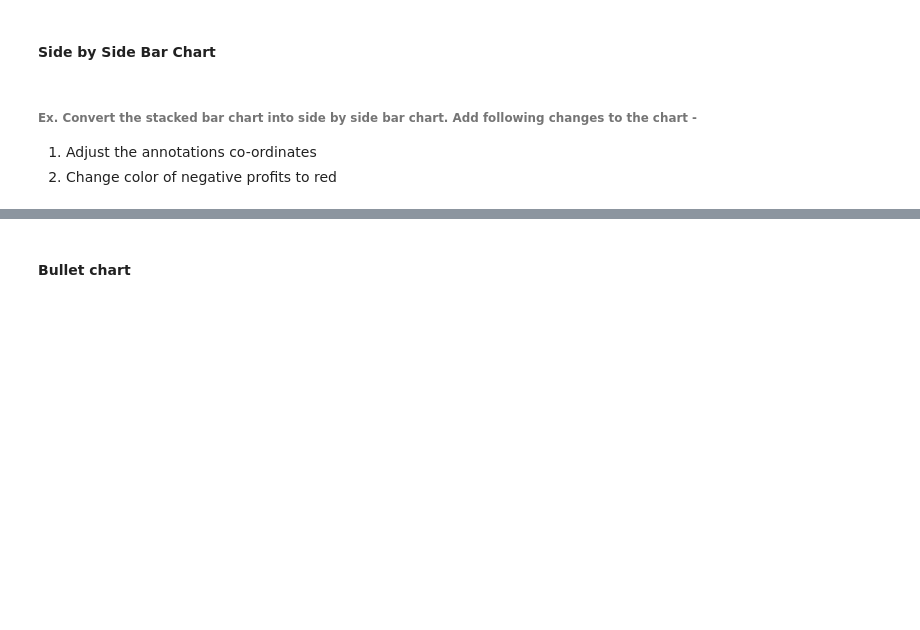
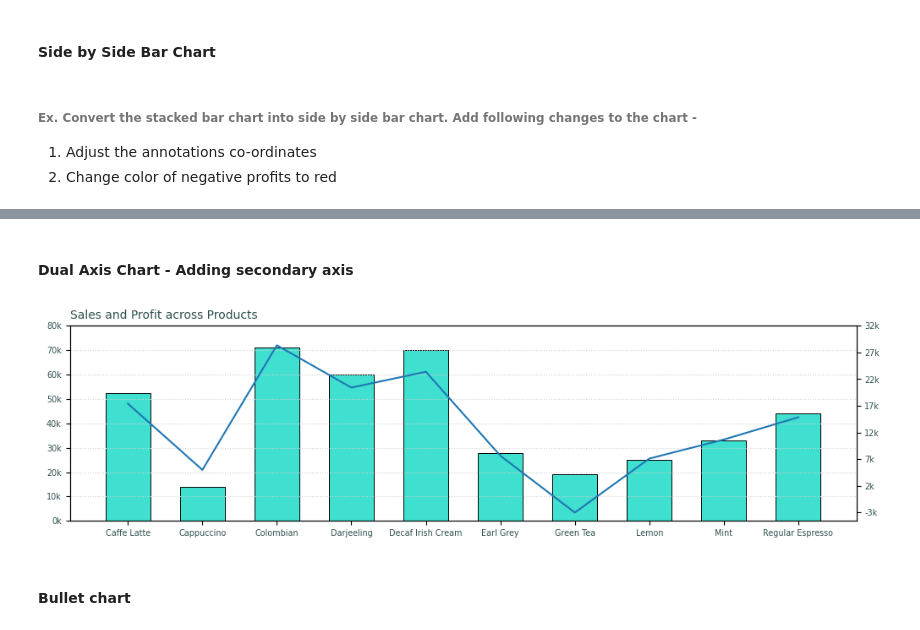
Before and after one commit to knowledge-corner/CGI_19_may_25, a Jupyter notebook: Classwork/Classwork Notebook.ipynb, the cells around one changed output, grey strips where cells are left out. Drawn from its saved outputs; the diff is of its cells as text; code cells hidden in the pictures; blank space fills up the shorter version.

```diff
--- a/Classwork/Classwork Notebook.ipynb
+++ b/Classwork/Classwork Notebook.ipynb
@@ -1256,3 +1295,26 @@ plt.show()
+# %% [markdown]
+#### Dual Axis Chart - Adding secondary axis
+# %%
+fig, ax1 = plt.subplots(figsize=(12, 3))
+ax1.bar(products, sales, color = "turquoise", edgecolor = "Black", lw = 0.7, width = 0.6, label = "Sales")
+ticks = np.arange(0, sales.max()+10000, 10000).astype(int)
+y_labels = (ticks//1000).astype(str) + "k"
+ax1.set_yticks(ticks, y_labels, color = "darkslategrey", size = "x-small")
+
+# Duplicating the subplot -
+ax2 = ax1.twinx()
+ax2.plot(products, profits)
+ticks = np.arange(profits.min(), profits.max()+5000, 5000).astype(int)
+y_labels = (ticks//1000).astype(str) + "k"
+ax2.set_yticks(ticks, y_labels, color = "darkslategrey", size = "x-small")
+
+ax1.set_title("Sales and Profit across Products", loc = "left", color = "darkslategrey", size = "medium")
+ax1.grid(axis="y", color = "lightgrey", ls = ":")
+ax1.set_xticks(products, products, color = "darkslategrey", size = "x-small")
+
+plt.show()
+# %% [output]
+[figure, added]
 # %% [markdown]
 #### Bullet chart
 # %% [markdown]
```
Also changed, not shown: parts of 2 cells of this notebook.
